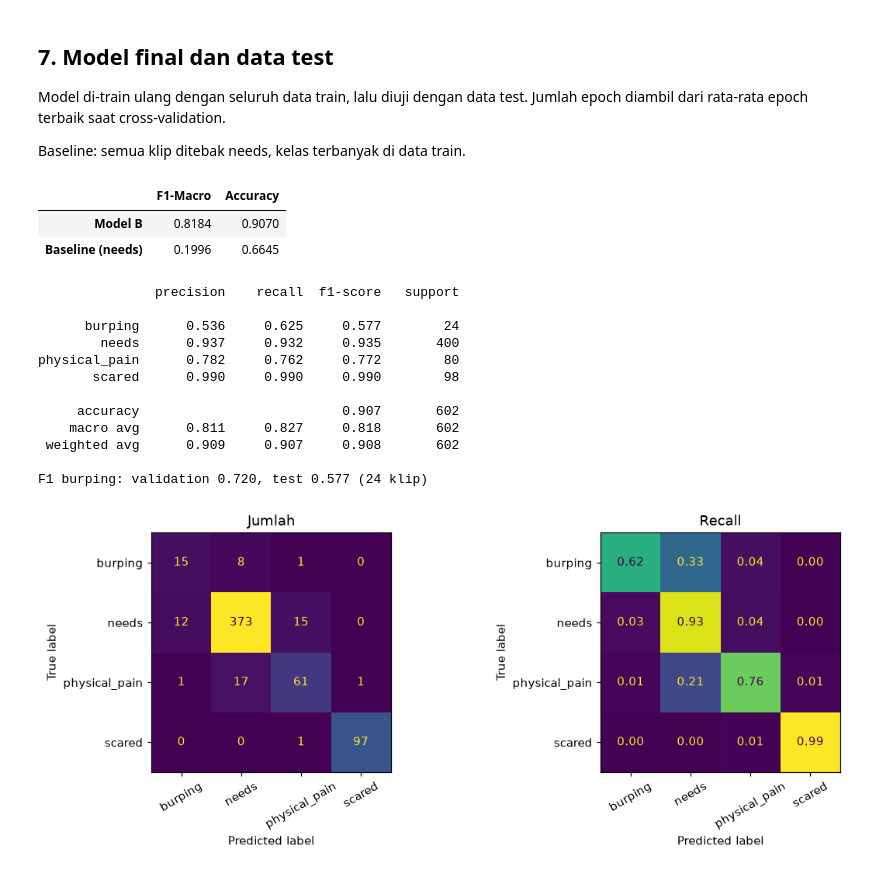
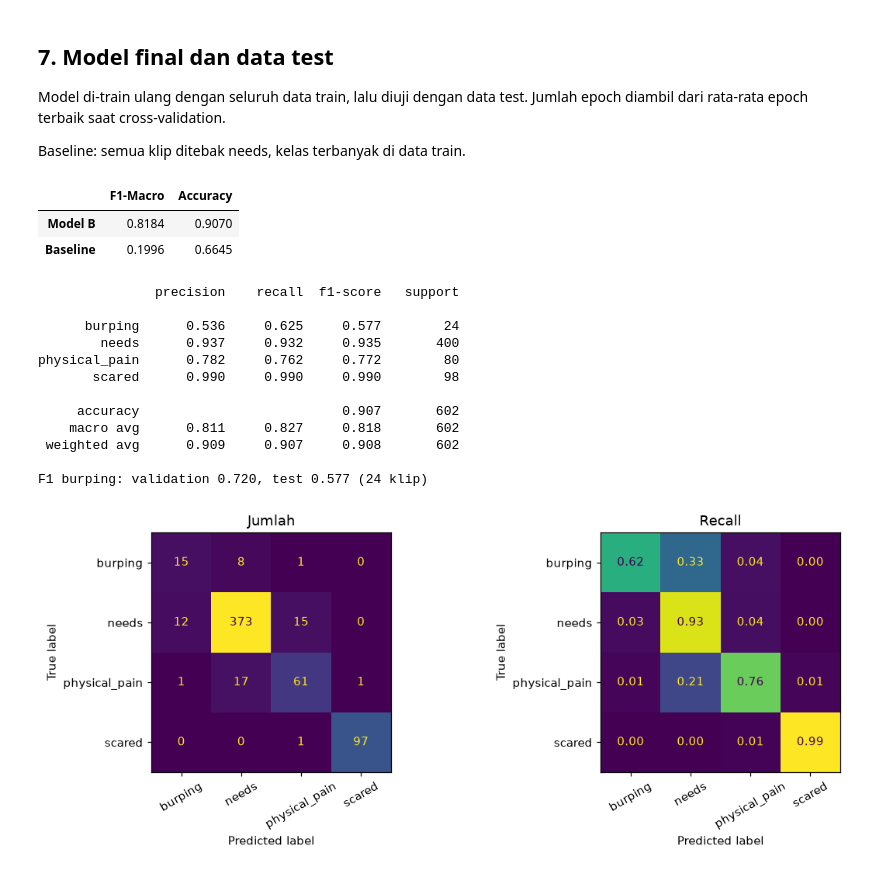
Before and after one commit to ch4nnndra/Klasifikasi-Tangisan-Bayi, a Jupyter notebook: Training_Model.ipynb, the cells around one changed output. Cells and saved outputs as stored; diff of their text form; code cells hidden in the pictures.

Commit message:
Label baseline di tabel test

```diff
--- a/Training_Model.ipynb
+++ b/Training_Model.ipynb
@@ -316,23 +316,23 @@ Baseline: semua klip ditebak needs, kelas terbanyak di data train.
 # %%
 # train model final dengan seluruh data train
 E = int(round(cari(cfg).epoch_terbaik.mean()))
 model, mean, std, *_ = fit(cfg, 42, rows(d.split == "train", aug=True), epochs=E)
 
 # prediksi data test (fp32, sama dengan aplikasi)
 te = rows(d.split == "test")
 y_te, p_te = y_all[te].cpu().numpy(), logits_of(model, te, mean, std).argmax(1).numpy()
 f1_te = f1_score(y_te, p_te, average="macro")
 needs = np.full_like(y_te, CLASSES.index("needs"))  # baseline: selalu menebak needs
 display(pd.DataFrame({"F1-Macro": [f1_te, f1_score(y_te, needs, average="macro")],
                       "Accuracy": [accuracy_score(y_te, p_te), accuracy_score(y_te, needs)]},
-                     index=[f"Model {cfg['model']}", "Baseline (needs)"]).round(4))
+                     index=[f"Model {cfg['model']}", "Baseline"]).round(4))
 print(classification_report(y_te, p_te, target_names=CLASSES, digits=3))
 print(f"F1 burping: validation {cari(cfg).burping.mean():.3f}, test {f1_score(y_te, p_te, average=None)[0]:.3f} "
       f"({(y_te == 0).sum()} klip)")
 # %% [output]
 |  | F1-Macro | Accuracy |
 | Model B | 0.8184 | 0.9070 |
-| Baseline (needs) | 0.1996 | 0.6645 |
+| Baseline | 0.1996 | 0.6645 |
                precision    recall  f1-score   support
 
       burping      0.536     0.625     0.577        24
```
